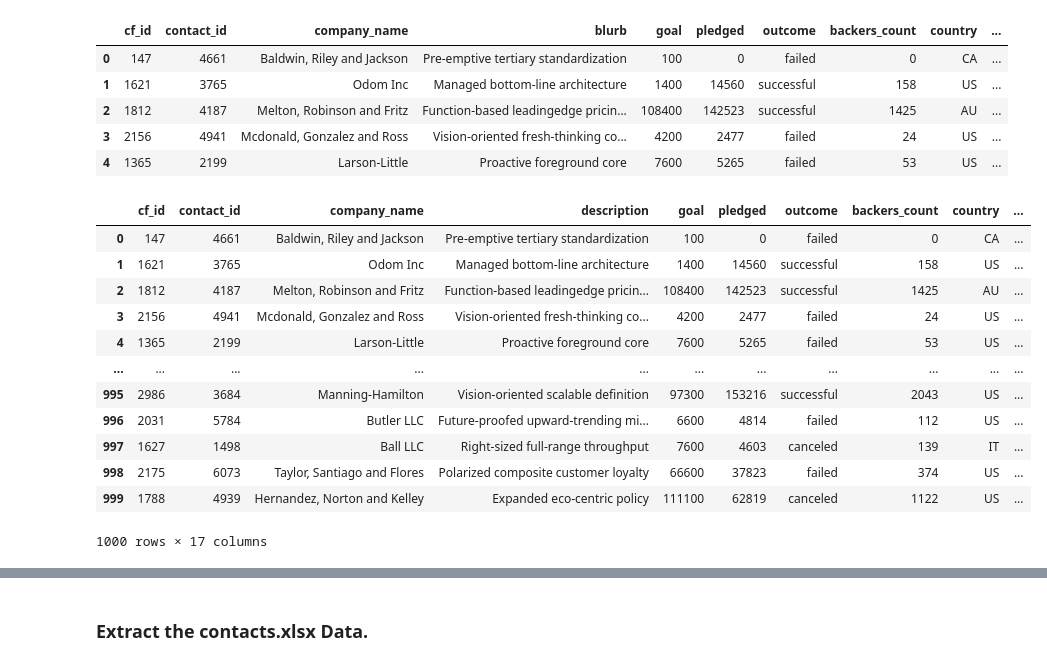
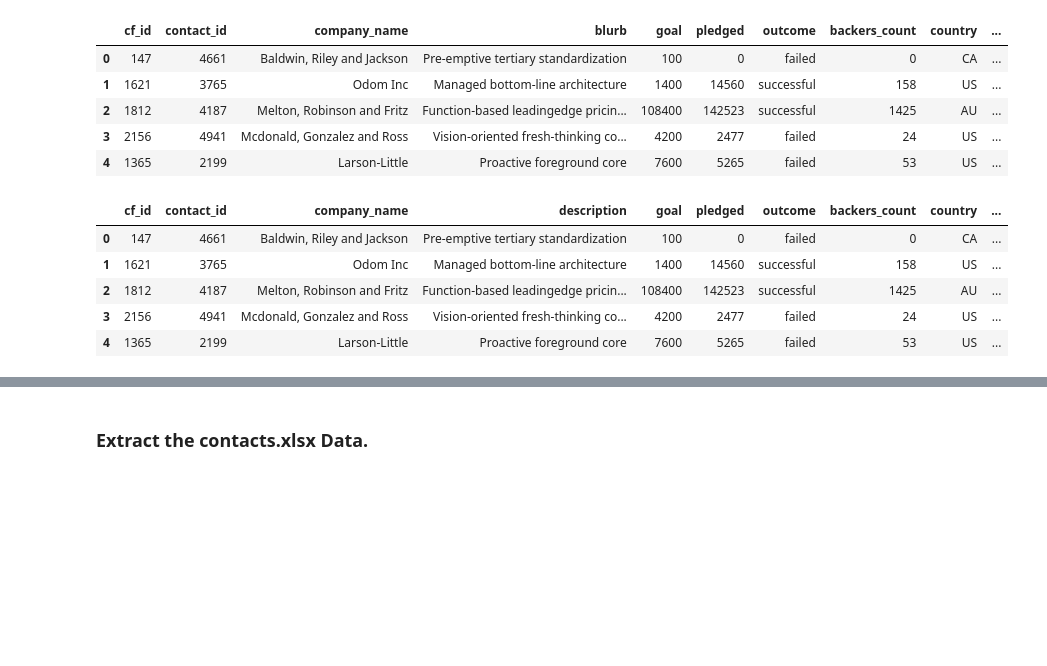
Before and after one commit to Ivanco19/Project2, a Jupyter notebook: ETL_Mini_Project_Starter_Code.ipynb, the cells around one changed output, grey strips where cells are left out. Drawn from its saved outputs; the diff is of its cells as text; code cells hidden in the pictures; blank space fills up the shorter version.

```diff
--- a/ETL_Mini_Project_Starter_Code.ipynb
+++ b/ETL_Mini_Project_Starter_Code.ipynb
@@ -62,5 +62,5 @@ Index(['cf_id', 'contact_id', 'company_name', 'blurb', 'goal', 'pledged',
 # %%
 # Assign the category and subcategory values to category and subcategory columns.
 crowdfunding_info_df['category'] = crowdfunding_info_df['category & sub-category'].str.split("/", expand=True)[0]
-crowdfunding_info_df['sub-category'] = crowdfunding_info_df['category & sub-category'].str.split("/", expand=True)[1]
+crowdfunding_info_df['subcategory'] = crowdfunding_info_df['category & sub-category'].str.split("/", expand=True)[1]
 # %%
@@ -212,22 +205,15 @@ campaign_df.head()
 | 4 | 1365 | 2199 | Larson-Little | Proactive foreground core | 7600 | 5265 | failed | 53 | US | ... |
 # %%
 # Rename the blurb, launched_at, and deadline columns.
-campaign_df = crowdfunding_info_df.rename(columns={'blurb':'description', 'launched_at':'launch_date', 'deadline': 'end_date', 'sub-category': 'subcategory'})
-campaign_df
+campaign_df = crowdfunding_info_df.rename(columns={'blurb':'description', 'launched_at':'launch_date', 'deadline': 'end_date'})
+campaign_df.head()
 # %% [output]
 |  | cf_id | contact_id | company_name | description | goal | pledged | outcome | backers_count | country | ... |
 | 0 | 147 | 4661 | Baldwin, Riley and Jackson | Pre-emptive tertiary standardization | 100 | 0 | failed | 0 | CA | ... |
 | 1 | 1621 | 3765 | Odom Inc | Managed bottom-line architecture | 1400 | 14560 | successful | 158 | US | ... |
 | 2 | 1812 | 4187 | Melton, Robinson and Fritz | Function-based leadingedge pricin... | 108400 | 142523 | successful | 1425 | AU | ... |
 | 3 | 2156 | 4941 | Mcdonald, Gonzalez and Ross | Vision-oriented fresh-thinking co... | 4200 | 2477 | failed | 24 | US | ... |
 | 4 | 1365 | 2199 | Larson-Little | Proactive foreground core | 7600 | 5265 | failed | 53 | US | ... |
-| ... | ... | ... | ... | ... | ... | ... | ... | ... | ... | ... |
-| 995 | 2986 | 3684 | Manning-Hamilton | Vision-oriented scalable definition | 97300 | 153216 | successful | 2043 | US | ... |
-| 996 | 2031 | 5784 | Butler LLC | Future-proofed upward-trending mi... | 6600 | 4814 | failed | 112 | US | ... |
-| 997 | 1627 | 1498 | Ball LLC | Right-sized full-range throughput | 7600 | 4603 | canceled | 139 | IT | ... |
-| 998 | 2175 | 6073 | Taylor, Santiago and Flores | Polarized composite customer loyalty | 66600 | 37823 | failed | 374 | US | ... |
-| 999 | 1788 | 4939 | Hernandez, Norton and Kelley | Expanded eco-centric policy | 111100 | 62819 | canceled | 1122 | US | ... |
-1000 rows × 17 columns
 # %%
 # Convert the goal and pledged columns to a `float` data type.
 campaign_df['goal'] = campaign_df['goal'].astype(float)
```
Also changed, not shown: parts of 23 cells of this notebook, 3 other files.
